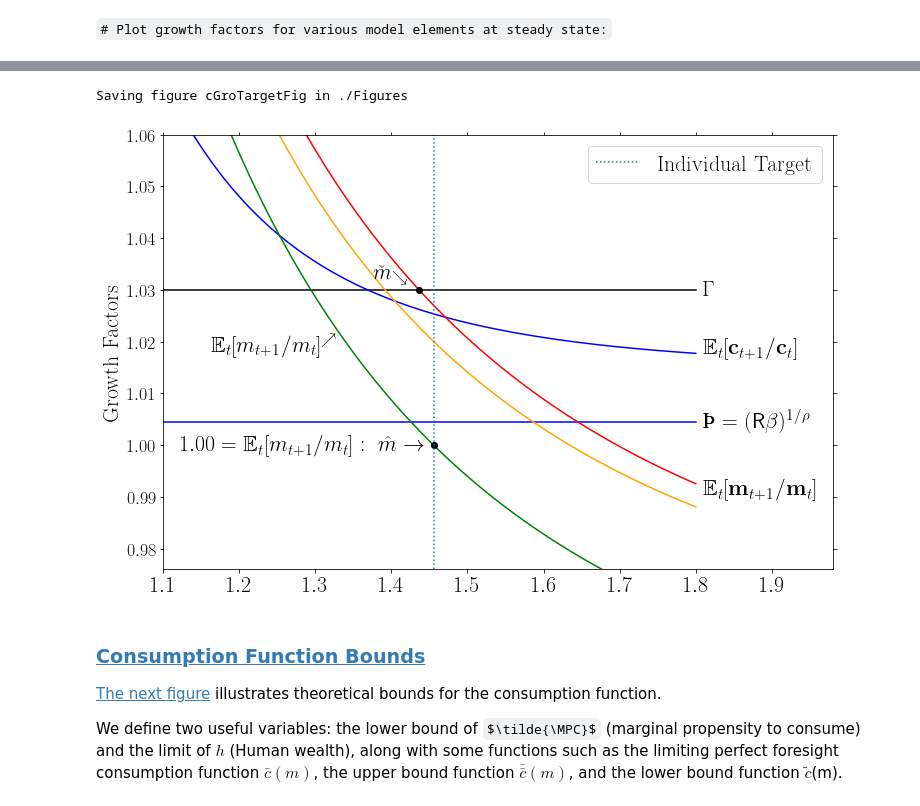
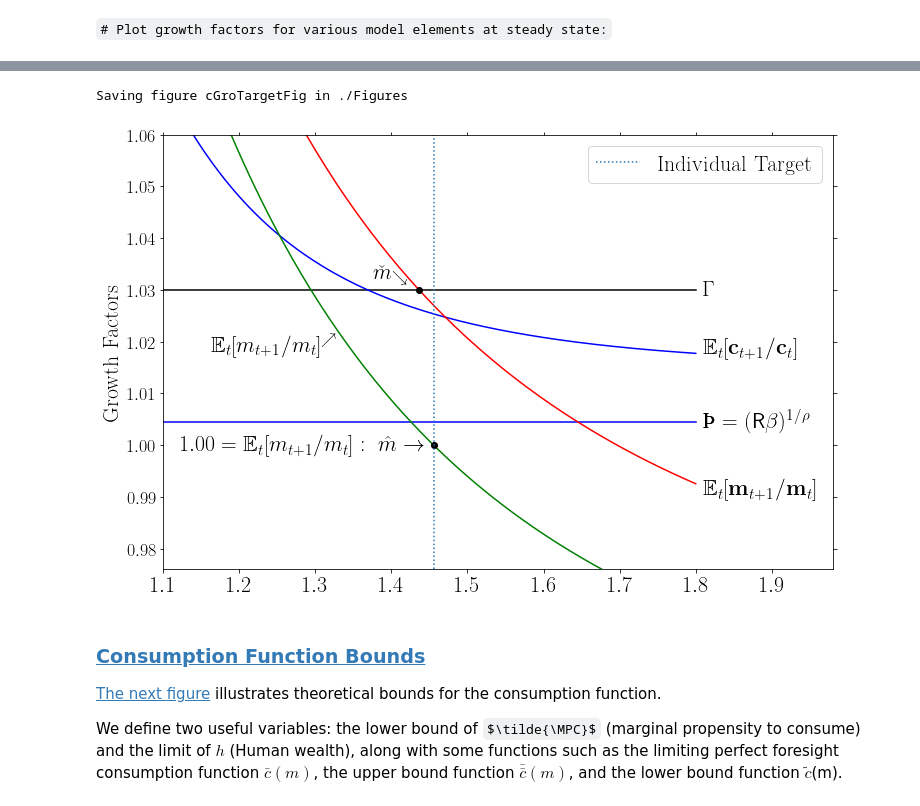
Before and after one commit to bmebert/BufferStockTheory-1, a Jupyter notebook: BufferStockTheory.ipynb, the cells around one changed output, grey strips where cells are left out. Drawn from its saved outputs; the diff is of its cells as text; code cells hidden in the pictures; some formulas as TeX source.

```diff
--- a/BufferStockTheory.ipynb
+++ b/BufferStockTheory.ipynb
@@ -818,13 +836,13 @@ Bilt, Pars, E_Next_ = soln.Bilt, soln.Pars, soln.E_Next_
 # Retrieve parameters (makes code more readable)
 Rfree, DiscFac, CRRA, G = Pars.Rfree, Pars.DiscFac, Pars.CRRA, Pars.PermGroFac
 
-color_cons, color_mrktLev, color_mrktNrm, color_perm, color_exp_E_mLog_Gro, color_exp_E_mLog_Gro_Alt = \
-    "blue", "red", "green", "black", "orange", "brown"
+color_cons, color_mrktLev, color_mrktNrm, color_perm, color_mLogGroExp = \
+    "blue", "red", "green", "black", "orange"
 
 mPlotMin, mCalcMax, mPlotMax = 1.0, 50, 1.8
 
 # Get steady state equilibrium and target values for m
-mNrmFacBal, mNrmFacTrg = Bilt.mNrmFacBal, Bilt.mNrmFacTrg
+mNrmFacBal, mNrmFacTrg = Bilt.mNrmStE, Bilt.mNrmTrg
 
 pts_num = 200  # Plot this many points
 
@@ -837,8 +855,6 @@ Ex_cLev_tp1_Over_pLev_t = [
     soln.E_Next_.cLev_tp1_Over_pLev_t_from_a_t(a) for a in a_pts]
 Ex_mLev_tp1_Over_pLev_t = [
     soln.E_Next_.mLev_tp1_Over_pLev_t_from_a_t(a) for a in a_pts]
-#Ex_log_m_tp1 = [
-#    soln.E_Next_.mLog_tp1_from_a_t(a) for a in a_pts]
 Ex_mLog_tp1_minus_mLog_t_from_m_t = [
     soln.E_Next_.mLog_tp1_minus_mLog_t_from_m_t(m) for m in m_pts]
 Ex_m_tp1_from_a_t = [
@@ -846,9 +862,8 @@ Ex_m_tp1_from_a_t = [
 
 Ex_cLevGroFac = np.array(Ex_cLev_tp1_Over_pLev_t)/c_pts
 Ex_mLevGroFac = np.array(Ex_mLev_tp1_Over_pLev_t)/m_pts
-Ex_mNrmGro = np.array(Ex_m_tp1_from_a_t)/m_pts
-# Ex_mGroExpAlt = np.array(np.exp(Ex_log_m_tp1-np.log(m_pts))) # Exponentiate expected log growth
-Ex_mGroExp = np.exp(Ex_mLog_tp1_minus_mLog_t_from_m_t)
+Ex_mNrmGroFac = np.array(Ex_m_tp1_from_a_t)/m_pts
+Ex_mLogGroExp = np.exp(Ex_mLog_tp1_minus_mLog_t_from_m_t)
 
 # Absolute Patience Factor = lower bound of consumption growth factor
 APF = (Rfree*DiscFac)**(1.0/CRRA)
@@ -870,13 +885,10 @@ ax.plot(m_pts, Ex_cLevGroFac        , color=color_cons)
 ax.plot(m_pts, Ex_mLevGroFac        , color=color_mrktLev)
 
 # Plot expected growth for the market resources ratio
-ax.plot(m_pts, Ex_mNrmGro        , color=color_mrktNrm)
+ax.plot(m_pts, Ex_mNrmGroFac        , color=color_mrktNrm)
 
 # To reduce clutter, the exponentiated log growth is left out
-# Plot expected growth for the market resources ratio
-#ax.plot(m_pts, Ex_mGroExpAlt        , color=color_exp_E_mLog_Gro_Alt)
-
-ax.plot(m_pts, Ex_mGroExp        , color=color_exp_E_mLog_Gro)
+#ax.plot(m_pts, Ex_mLogGroExp        , color=color_mLogGroExp)
 
 # Axes limits
 GroFacMin, GroFacMax, xMin = 0.976, 1.06, 1.1
@@ -891,7 +903,7 @@ if latexExists:
     mNrmFacTrg_lbl = r'$1.00 = \Ex_{t}[\mNrm_{t+1}/\mNrm_{t}]:~ \Trg{m} \rightarrow~~$'
     PermGro_lbl = r"$\PermGroFac$"
     cLevGroFac_lbl = r"$\Ex_{t}[\cLev_{t+1}/\cLev_{t}]$"
-    mNrmGro_lbl = r"$\Ex_{t}[\mNrm_{t+1}/\mNrm_{t}] ^{\nearrow}$"
+    mNrmGroFac_lbl = r"$\Ex_{t}[\mNrm_{t+1}/\mNrm_{t}] ^{\nearrow}$"
     mLevGroFac_lbl = r"$\Ex_{t}[\mLev_{t+1}/\mLev_{t}]$"
     mNrmFacBal_lbl = r"$\check{\mNrm}_{\searrow}~$"
     cLevAPF_lbl = r'$\pmb{\text{\TH}} = (\Rfree\DiscFac)^{1/\CRRA}$'
@@ -899,7 +911,7 @@ else:
     mNrmFacTrg_lbl = r'$\mathsf{E}_{t}[m_{t+1}/m_{t}]:~ \hat{m} \rightarrow~~$'
     PermGro_lbl = r"$\Gamma$"
     cLevGroFac_lbl = r"$\mathsf{E}_{t}[\mathbf{c}_{t+1}/\mathbf{c}_{t}]$"
-    mNrmGro_lbl = r"$\mathsf{E}_{t}[m_{t+1}/m_{t}]^{\nearrow}$"
+    mNrmGroFac_lbl = r"$\mathsf{E}_{t}[m_{t+1}/m_{t}]^{\nearrow}$"
     mLevGroFac_lbl = r"$\mathsf{E}_{t}[\mathbf{m}_{t+1}/\mathbf{m}_{t}]$"
     mNrmFacBal_lbl = r"$m\check_{\searrow}$"
     cLevAPF_lbl = Thorn + r'$= (\mathsf{R}\beta)^{1/\rho}$'
@@ -908,32 +920,32 @@ else:
 if mNrmFacTrg:  # Do not try to plot it if it does not exist!
     ax.text(mNrmFacTrg-0.01, 1.0-0.001,
             mNrmFacTrg_lbl, ha='right')
 
 ax.plot(mNrmFacBal, G  , marker=".", markersize=12, color="black")  # Dot at mNrmFacBal
 ax.plot(mNrmFacTrg, 1.0, marker=".", markersize=12, color="black")  # Dot at mNrmFacTrg
 
 mLevGroFac_lbl_xVal = mPlotMax
 mLevGroFac_lbl_yVal = soln.E_Next_.mLev_tp1_Over_mLev_t(mLevGroFac_lbl_xVal)
 
 mNrmGroFac_lbl_xVal = 0.92*mNrmFacTrg
 mNrmGroFac_lbl_yVal = soln.E_Next_.m_tp1_Over_m_t(mNrmGroFac_lbl_xVal)
 
 ax.text(mPlotMax+0.01, G-0.001,PermGro_lbl)
 ax.text(mPlotMax+0.01, Ex_cLevGroFac[-1]  ,cLevGroFac_lbl)
 ax.text(mPlotMax+0.01, APF-0.001       ,cLevAPF_lbl)
 ax.text(mNrmFacBal-0.06, G+0.001,mNrmFacBal_lbl              ,va='bottom',ha='left')
-ax.text(mNrmGroFac_lbl_xVal-0.01, mNrmGroFac_lbl_yVal-0.003,mNrmGro_lbl,va='bottom',ha='right')
+ax.text(mNrmGroFac_lbl_xVal-0.01, mNrmGroFac_lbl_yVal-0.003,mNrmGroFac_lbl,va='bottom',ha='right')
 ax.text(mLevGroFac_lbl_xVal+0.01, mLevGroFac_lbl_yVal+0.001,mLevGroFac_lbl,va='top')
 
 # Ticks
 ax.tick_params(labelbottom=True, labelleft=True, left='off', right='on', bottom='on', top='off')
 plt.setp(ax.get_yticklabels(), fontsize=fssml)
 
 # Label the mNrmFacTrg with vertical lines
 plt.axvline(x=mNrmFacTrg,label='Individual Target', linestyle='dotted')
 plt.legend()
 ax.set_ylabel('Growth Factors')
 makeFig('cGroTargetFig')
 # %% [output]
 Saving figure cGroTargetFig in ./Figures
-[figure, old version]
+[figure, new version]
```
Also changed, not shown: parts of 10 cells of this notebook, 47 other files.
